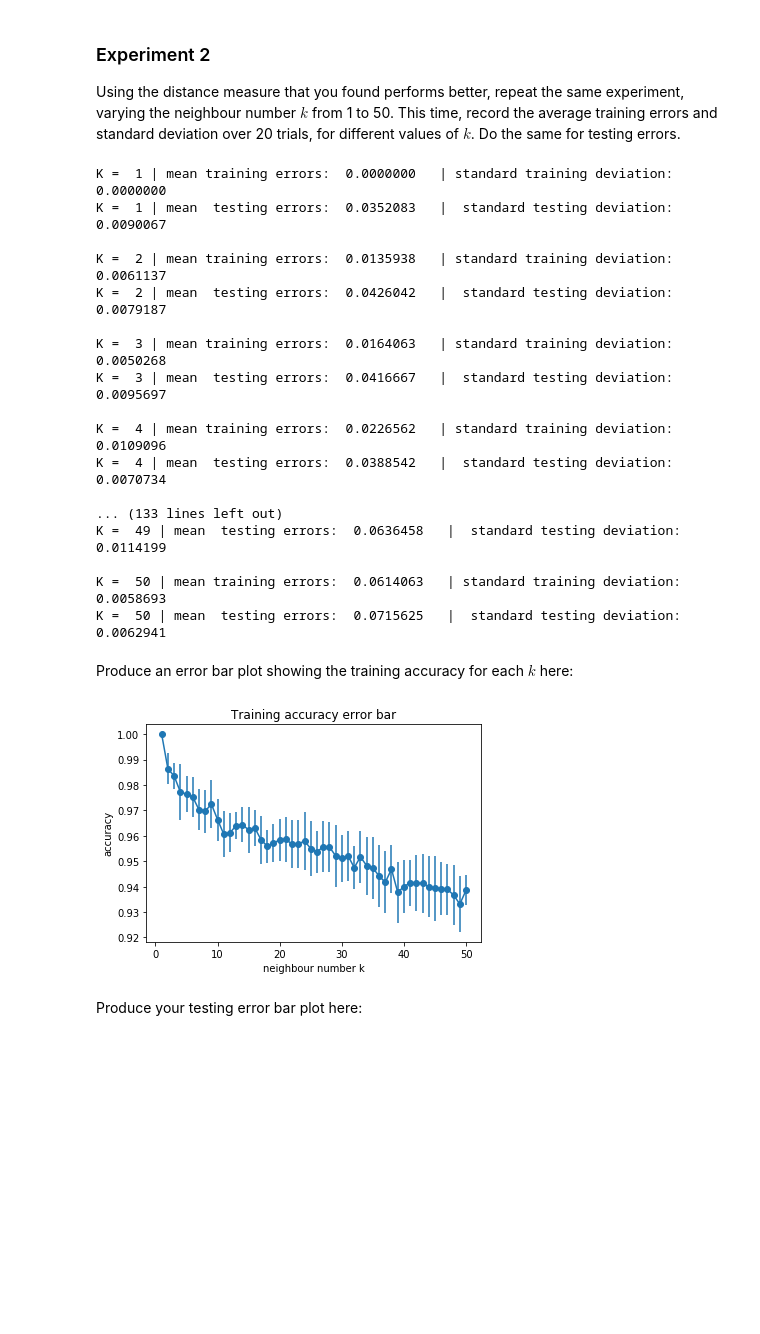
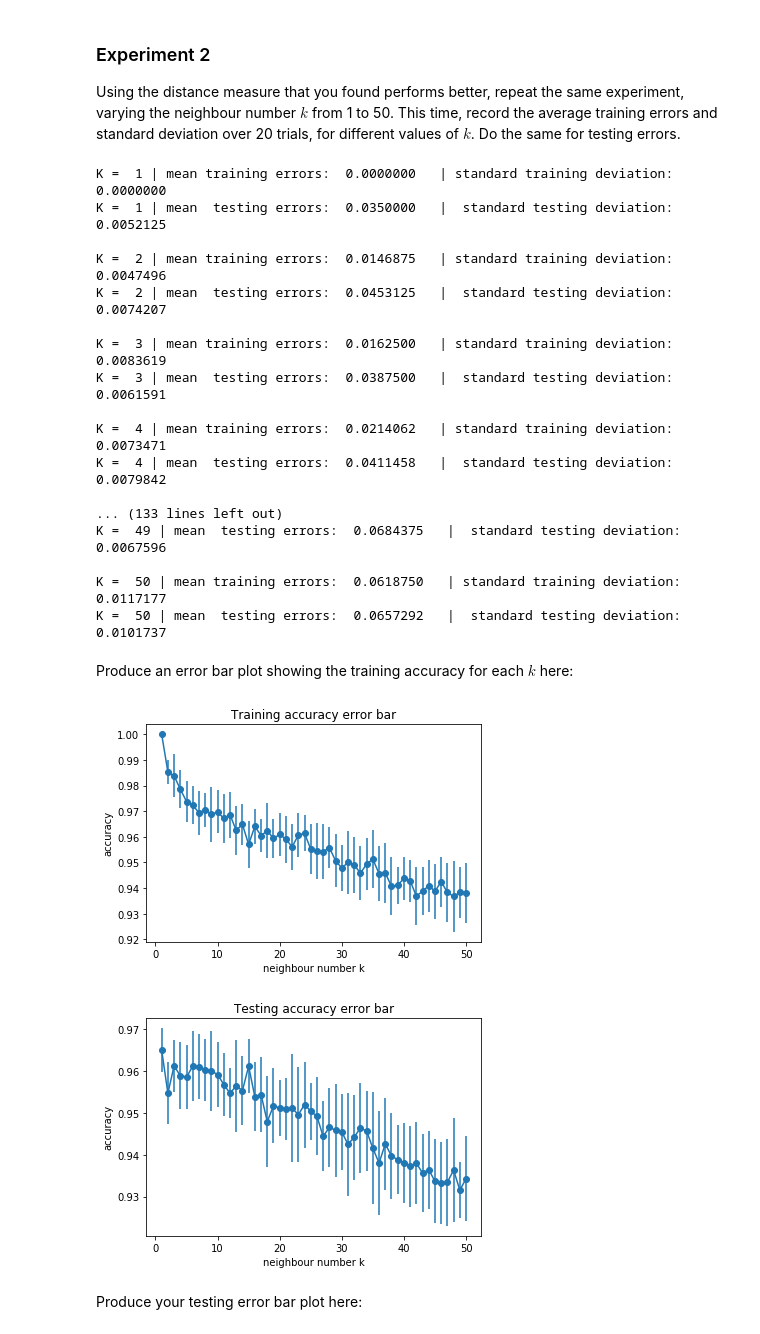
Before and after one commit to Feifan-Chen/face-recoginition-program, a Jupyter notebook: 24111-Lab2-S-DocumentClassification.ipynb, the cells around one changed output. Drawn from its saved outputs; the diff is of its cells as text; code cells hidden in the pictures; blank space fills up the shorter version.

```diff
--- a/24111-Lab2-S-DocumentClassification.ipynb
+++ b/24111-Lab2-S-DocumentClassification.ipynb
@@ -252,7 +252,8 @@ K_train_error = np.zeros([50,2]) #first column is mean, seconding is standard de
 K_train_accuracy = np.zeros([50])
 K_train_accuracy_bar = np.zeros([50])
 K_test_error = np.zeros([50,2])
-
+K_test_accuracy = np.zeros([50])
+K_test_accuracy_bar = np.zeros([50])
 #loops k from 1 to 50
 for j in range(1, 51):
     random_select = 80
@@ -260,6 +261,7 @@ for j in range(1, 51):
     train_error = np.zeros([20])
     test_error = np.zeros([20])
     train_accuracy = np.zeros([20])
+    test_accuracy = np.zeros([20])
 
     #loop 20 trials
     for i in range(20):
@@ -275,11 +277,12 @@ for j in range(1, 51):
         #apply for testing error
         result = knn_classify(test_samples, training_data, training_labels, "cosine", j)
         test_error[i] = ((result[0:120] != 0).sum() + (result[120:240] != 1).sum() + (result[240:360] != 2).sum() + (result[360:480] != 3).sum())/480
-
-    #store trainning accruracy.
+        test_accuracy[i] = 1 - test_error[i]
+    #store two accruracy.
     K_train_accuracy[j-1] = train_accuracy.mean()
     K_train_accuracy_bar[j-1] = train_accuracy.std()
-
+    K_test_accuracy[j-1] = test_accuracy.mean()
+    K_test_accuracy_bar[j-1]= test_accuracy.std()
     #store two error rate in to matrix.
     K_train_error[j-1,0] = train_error.mean()
     K_train_error[j-1,1] = train_error.std()
@@ -293,35 +296,43 @@ for a in range(50):
         print()
 # %% [output]
 K =  1 | mean training errors:  0.0000000   | standard training deviation:   0.0000000
-K =  1 | mean  testing errors:  0.0352083   |  standard testing deviation:   0.0090067
+K =  1 | mean  testing errors:  0.0350000   |  standard testing deviation:   0.0052125
 
-K =  2 | mean training errors:  0.0135938   | standard training deviation:   0.0061137
-K =  2 | mean  testing errors:  0.0426042   |  standard testing deviation:   0.0079187
+K =  2 | mean training errors:  0.0146875   | standard training deviation:   0.0047496
+K =  2 | mean  testing errors:  0.0453125   |  standard testing deviation:   0.0074207
 
-K =  3 | mean training errors:  0.0164063   | standard training deviation:   0.0050268
-K =  3 | mean  testing errors:  0.0416667   |  standard testing deviation:   0.0095697
+K =  3 | mean training errors:  0.0162500   | standard training deviation:   0.0083619
+K =  3 | mean  testing errors:  0.0387500   |  standard testing deviation:   0.0061591
 
-K =  4 | mean training errors:  0.0226562   | standard training deviation:   0.0109096
-K =  4 | mean  testing errors:  0.0388542   |  standard testing deviation:   0.0070734
+K =  4 | mean training errors:  0.0214062   | standard training deviation:   0.0073471
+K =  4 | mean  testing errors:  0.0411458   |  standard testing deviation:   0.0079842
 
 ... (133 lines left out)
-K =  49 | mean  testing errors:  0.0636458   |  standard testing deviation:   0.0114199
+K =  49 | mean  testing errors:  0.0684375   |  standard testing deviation:   0.0067596
 
-K =  50 | mean training errors:  0.0614063   | standard training deviation:   0.0058693
-K =  50 | mean  testing errors:  0.0715625   |  standard testing deviation:   0.0062941
+K =  50 | mean training errors:  0.0618750   | standard training deviation:   0.0117177
+K =  50 | mean  testing errors:  0.0657292   |  standard testing deviation:   0.0101737
 # %% [markdown]
 Produce an error bar plot showing the training accuracy for each $k$ here:
 # %%
 from matplotlib import pyplot as plt
 
 x = np.arange(1,51)
 plt.errorbar(x, K_train_accuracy, K_train_accuracy_bar,marker = "o")
 plt.xlabel('neighbour number k')
 plt.ylabel('accuracy')
 plt.title('Training accuracy error bar')
 plt.show()
+
+x1 = np.arange(1,51)
+plt.errorbar(x1, K_test_accuracy, K_test_accuracy_bar,marker = "o")
+plt.xlabel('neighbour number k')
+plt.ylabel('accuracy')
+plt.title('Testing accuracy error bar')
+plt.show()
 # %% [output]
-[figure, old version]
+[figure, new version]
+[figure, added]
 # %% [markdown]
 Produce your testing error bar plot here:
 # %%
```
Also changed, not shown: parts of 7 cells of this notebook.
